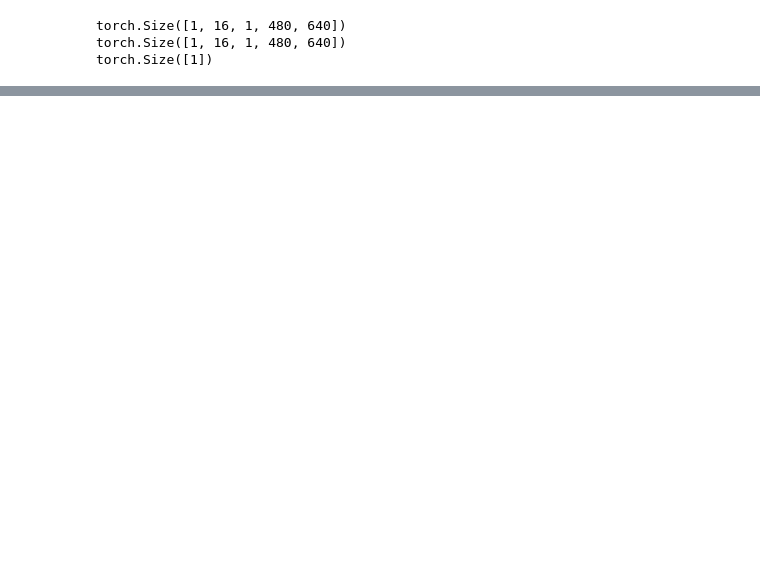
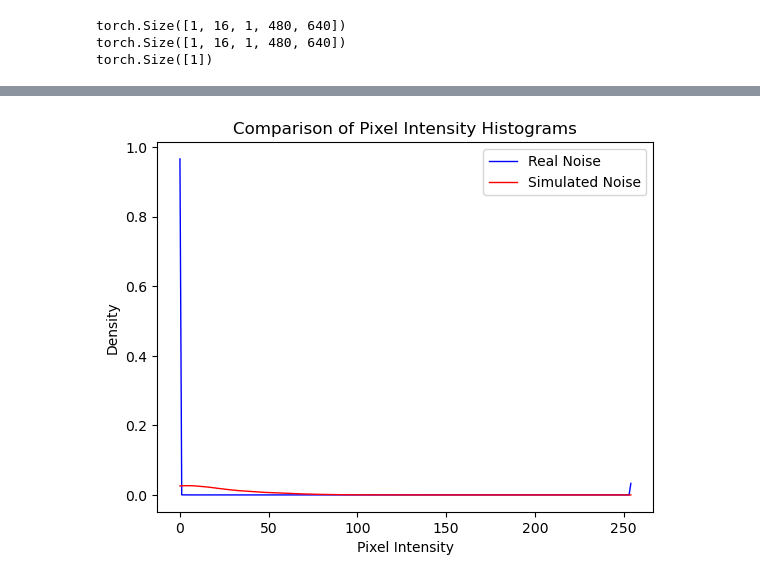
Before and after one commit to kellyzoo/t7_simulation, a Jupyter notebook: train_test.ipynb, the cells around one changed output, grey strips where cells are left out. Saved outputs shown, nothing was run; the diff lists cells and outputs as text; code cells hidden in the pictures; blank space fills up the shorter version.

```diff
--- a/train_test.ipynb
+++ b/train_test.ipynb
@@ -66 +118,52 @@ plt.show()
+# %%
+image_folder = '/home/daniel/t7_simulation/bora_data/right_data/032'
+params_path = "./bora_data/test_T7_params.mat"
+params = sio.loadmat(params_path)
+# Initialize an empty list to store all pixel values
+all_pixel_values = []
+all_pixel_sim_values = []
+
+# Loop through each .npy file (from x0.npy to x255.npy)
+exp = os.path.join(image_folder, 'exp.npy')
+exp = np.load(exp)[0]
+clean_image = os.path.join(image_folder, 'clean.npy')
+clean_image = np.load(clean_image)[:, :, 0]
+for i in range(12):
+    # Construct the file path
+    file_path = os.path.join(image_folder, f'noisy{i:04d}.npy')
+
+    # Load the image
+    image = np.load(file_path)
+    image = np.clip(image / 16, 0, 255)
+    # Flatten the image and extend the list of pixel values
+    all_pixel_values.extend(image.flatten())
+    all_pixel_sim_values.extend(simulate(None, clean_image, params, exp).flatten())
+
+# plt.imshow(image, cmap='gray', vmin=0, vmax=255)
+
+# Convert the list to a NumPy array for easy manipulation
+all_pixel_values = np.array(all_pixel_values)
+all_pixel_sim_values = np.array(all_pixel_sim_values)
+
+hist_1, bins_1 = np.histogram(all_pixel_values, bins=255, range=(0, 255))
+hist_2, bins_2 = np.histogram(all_pixel_sim_values, bins=255, range=(0, 255))
+
+# Normalize both histograms
+hist_1 = hist_1 / np.sum(hist_1)
+hist_2 = hist_2 / np.sum(hist_2)
+
+# Plot both histograms on the same plot for comparison
+plt.plot(bins_1[:-1], hist_1, color='blue', lw=1, label='Real Noise')
+plt.plot(bins_2[:-1], hist_2, color='red', lw=1, label='Simulated Noise')
+
+# Add labels, title, and legend
+plt.xlabel('Pixel Intensity')
+plt.ylabel('Density')
+plt.title('Comparison of Pixel Intensity Histograms')
+plt.legend()
+
+# Display the plot
+plt.show()
+# %% [output]
+[figure, added]
 # %%
```
Also changed, not shown: parts of 15 cells of this notebook, 4 other files.
